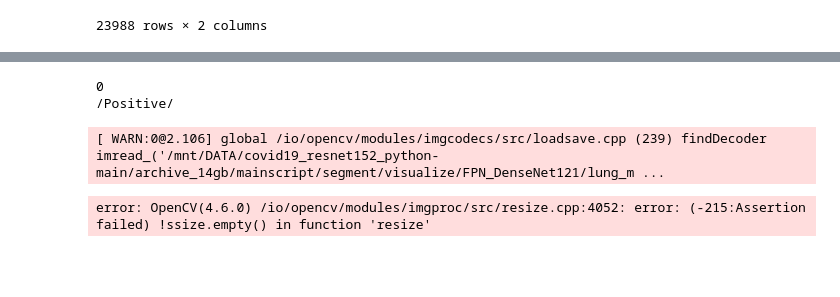
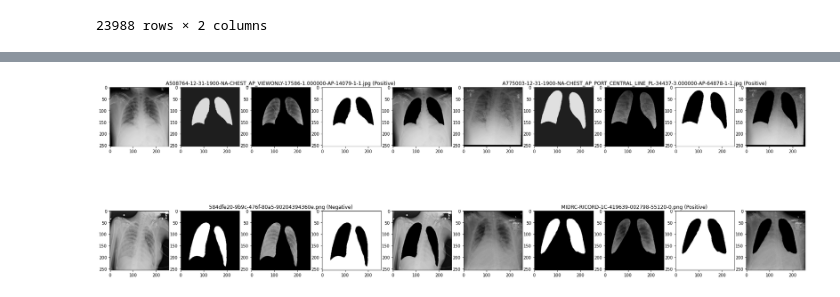
Before and after one commit to loan1/COVID19-segmentation_classification, a Jupyter notebook: classification/script/preprocessing_data.ipynb, the cells around one changed output, grey strips where cells are left out. Saved outputs shown, nothing was run; the diff lists cells and outputs as text; code cells hidden in the pictures; blank space fills up the shorter version.

```diff
--- a/classification/script/preprocessing_data.ipynb
+++ b/classification/script/preprocessing_data.ipynb
@@ -274,7 +282,7 @@ def augment():
     }
     return data_transforms
 # %%
-def imshow_img_mask(img, mask, res1, maskthres, res, targets, name):
+def imshow_img_mask1(img, mask, maskthres, lung, notlung, targets, name):
     """ Imshow for Tensor"""
     plt.figure(figsize = (30,10))
     for idx in range(2):
@@ -288,34 +296,34 @@ def imshow_img_mask(img, mask, res1, maskthres, res, targets, name):
         plt.imshow(mask[idx], cmap='gray')
 
         plt.subplot(2,10, 3+idx*10)
-        plt.imshow(res1[idx], cmap='gray')
+        plt.imshow(lung[idx], cmap='gray')
         plt.title(name[idx] + ' ('+ newlabel[idx] + ')')
 
         plt.subplot(2,10, 4+idx*10)
-        plt.imshow(maskthres[idx], cmap= 'gray')
+        plt.imshow(maskthres[idx], cmap= 'binary')
 
         plt.subplot(2,10,5+idx*10)
-        plt.imshow(res[idx])
+        plt.imshow(notlung[idx], cmap = 'gray')
 
         plt.subplot(2,10,6+idx*10)
-        plt.imshow(img[idx +1], cmap='gray')
+        plt.imshow(img[idx +2], cmap='gray')
 
 
         plt.subplot(2,10, 7+idx*10)
-        plt.imshow(mask[idx +1], cmap='gray')
+        plt.imshow(mask[idx +2], cmap='gray')
 
         plt.subplot(2,10, 8+idx*10)
-        plt.imshow(res1[idx + 1], cmap='gray')
-        plt.title(name[idx+1]  +' (' + newlabel[idx+1] + ')')
+        plt.imshow(lung[idx + 2], cmap='gray')
+        plt.title(name[idx+2]  +' (' + newlabel[idx+2] + ')')
 
         plt.subplot(2,10, 9+idx*10)
-        plt.imshow(maskthres[idx+1], cmap='gray')
+        plt.imshow(maskthres[idx+2],cmap= 'binary')
         # plt.title(newlabel[idx+2])
 
-        plt.subplot(2,10, 8+idx*10)
-        plt.imshow(res[idx+1])
+        plt.subplot(2,10, 10+idx*10)
+        plt.imshow(notlung[idx+2], cmap='gray')
 
-    plt.savefig('/mnt/DATA/covid19_resnet152_python-main/archive_14gb/script/classification/visualize/train_dataloader.png')
+    plt.savefig('/mnt/DATA/covid19_resnet152_python-main/archive_14gb/mainscript/classification/visualize/train_dataloader.png')
 
     plt.show()
 # %%
@@ -367,12 +375,11 @@ val_txt11
 # %%
-import torch
 val_dataset = LungImageDataset(val_txt11, '/mnt/DATA/covid19_resnet152_python-main/archive_14gb/COVIDxCXR3/train/', '/mnt/DATA/covid19_resnet152_python-main/archive_14gb/mainscript/segment/visualize/FPN_DenseNet121/lung_mask/', True, False)
 val_dataloader = DataLoader(val_dataset, batch_size = 8, shuffle=True)
-image, mask, maskthres, res, targets, name = next(iter(val_dataloader))
-res1 = torch.transpose(res,1,3)
-# imshow_img_mask(image, mask, maskthres, res1, targets, name)
+image, mask, maskthres, lung, cxrnotlung, targets, name = next(iter(val_dataloader))
+# print(lung.shape)
+# print(cxrnotlung.shape)
+res1 = torch.transpose(lung,1,3)
+# imshow_img_mask(img, mask, maskthres, lung, notlung, targets, name)
+imshow_img_mask1(image, mask, maskthres, lung, cxrnotlung, targets, name)
 # %% [output]
-0
-/Positive/
-[ WARN:0@2.106] global /io/opencv/modules/imgcodecs/src/loadsave.cpp (239) findDecoder imread_('/mnt/DATA/covid19_resnet152_python-main/archive_14gb/mainscript/segment/visualize/FPN_DenseNet121/lung_m ...
-error: OpenCV(4.6.0) /io/opencv/modules/imgproc/src/resize.cpp:4052: error: (-215:Assertion failed) !ssize.empty() in function 'resize'
+[figure, added]
```
Also changed, not shown: parts of 15 cells of this notebook, 21 other files.
